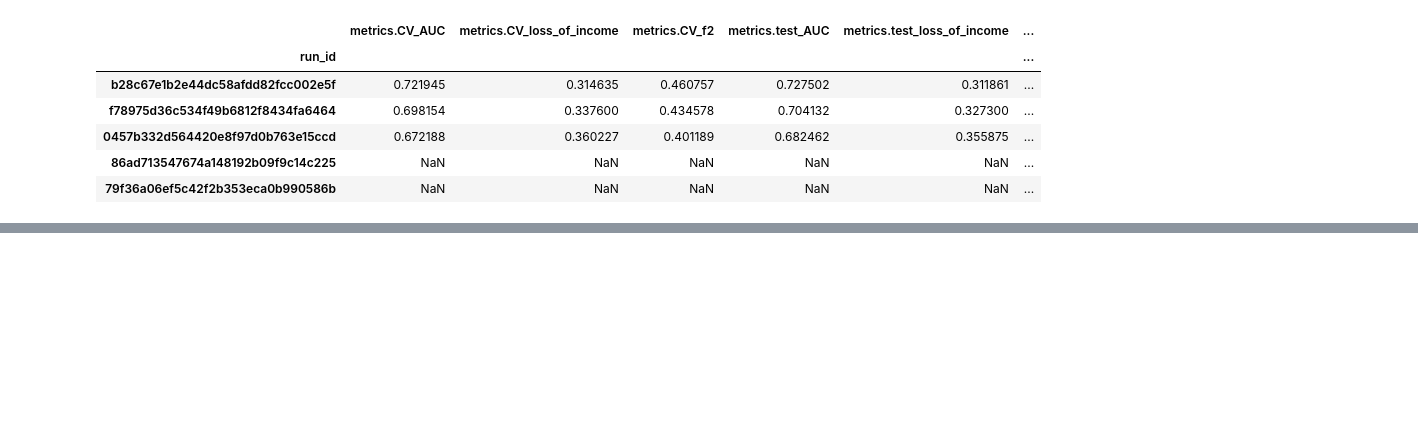
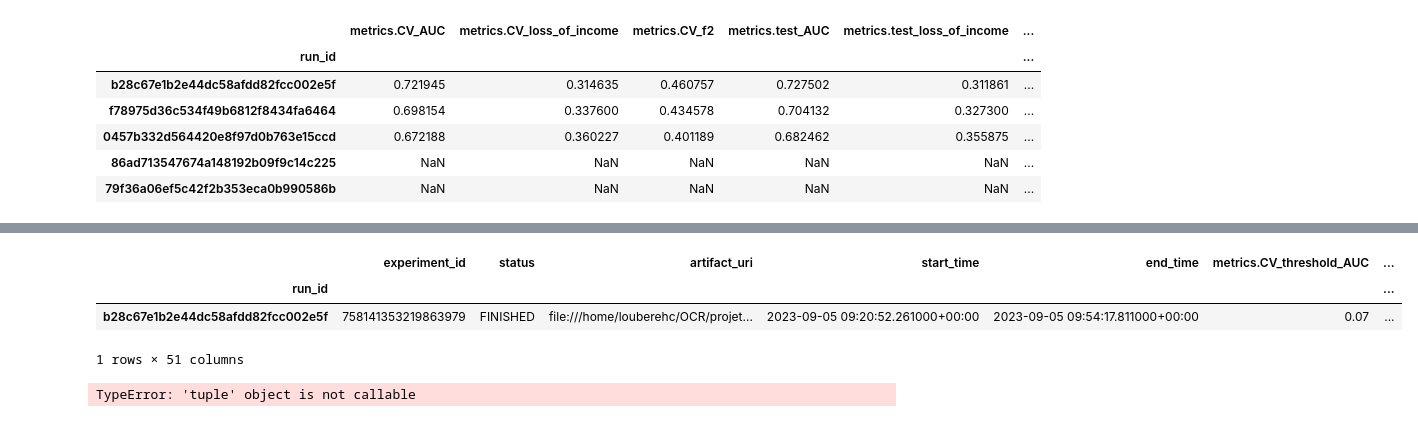
Before and after one commit to JulienfLeBoucher/OC_MLOps_credit_scoring, a Jupyter notebook: explore_mlflow_tracking.ipynb, the cells around one changed output, grey strips where cells are left out. Saved outputs shown, nothing was run; the diff lists cells and outputs as text; code cells hidden in the pictures; blank space fills up the shorter version.

```diff
--- a/explore_mlflow_tracking.ipynb
+++ b/explore_mlflow_tracking.ipynb
@@ -896,0 +852,23 @@ SyntaxError: invalid syntax (3134111243.py, line 1)
+# %%
+# Results for lightgbm
+exp_name = 'lightgbm'
+exp_id = utils.get_exp_id_from_exp_name(exp_name)
+results = utils.get_runs_information(exp_id, light_version=False)
+best = results.head(1)
+best
+# %% [output]
+|  | experiment_id | status | artifact_uri | start_time | end_time | metrics.CV_threshold_AUC | ... |
+| run_id |  |  |  |  |  |  | ... |
+| b28c67e1b2e44dc58afdd82fcc002e5f | 758141353219863979 | FINISHED | file:///home/louberehc/OCR/projet... | 2023-09-05 09:20:52.261000+00:00 | 2023-09-05 09:54:17.811000+00:00 | 0.07 | ... |
+1 rows × 51 columns
+# %%
+def remove_params_prefix(my_str):
+    return my_str.removeprefix('params.')
+
+(
+    best
+    .loc[:, [col for col in best.columns if col.startswith('param')]]
+    .rename(columns=)
+)
+# %% [output]
+TypeError: 'tuple' object is not callable
```
Also changed, not shown: parts of 11 cells of this notebook, 3 other files.
